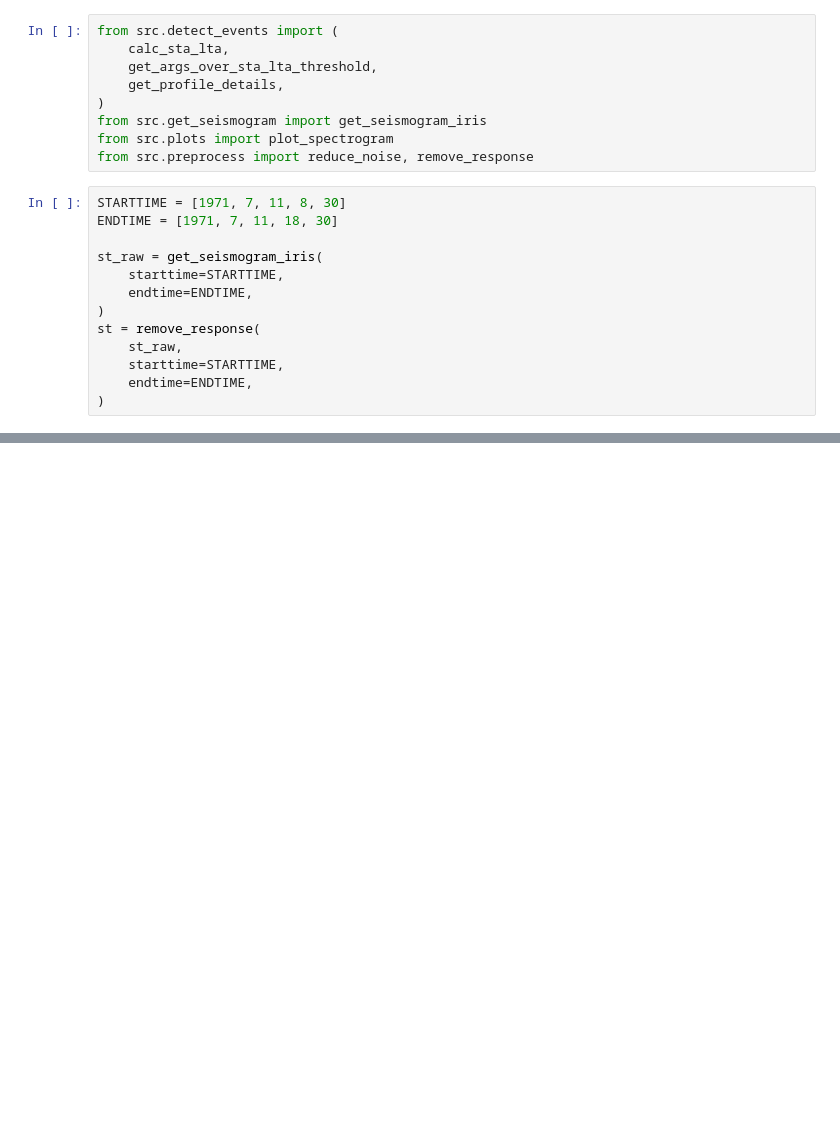
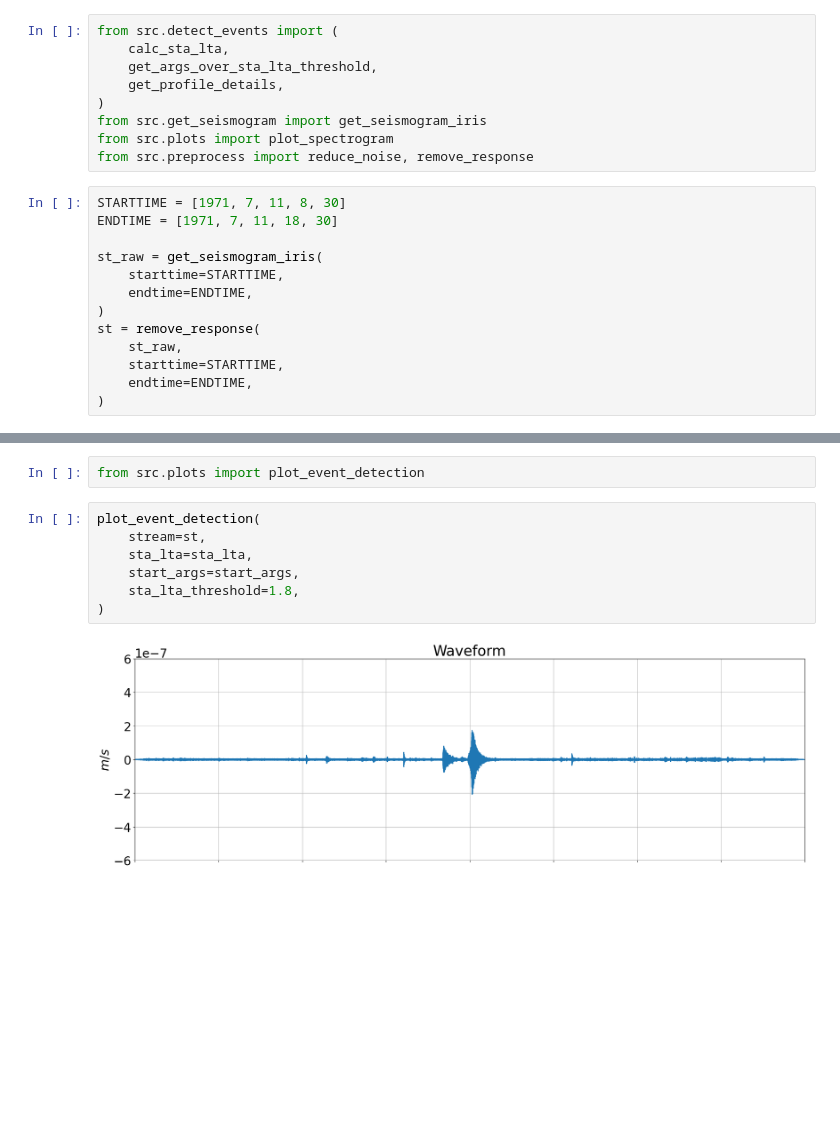
Before and after one commit to imag-fff/apollo-spdata-analysis, a Jupyter notebook: getting_started.ipynb, the cells around one changed output, grey strips where cells are left out. Drawn from its saved outputs; the diff is of its cells as text; blank space fills up the shorter version.

Commit message:
feat: implement plot_event_detection

```diff
--- a/getting_started.ipynb
+++ b/getting_started.ipynb
@@ -67,0 +68,11 @@ profile_details = get_profile_details(
+# %%
+from src.plots import plot_event_detection
+# %%
+plot_event_detection(
+    stream=st,
+    sta_lta=sta_lta,
+    start_args=start_args,
+    sta_lta_threshold=1.8,
+)
+# %% [output]
+[figure, added]
```
Also changed, not shown: parts of 4 cells of this notebook, 1 other file.
